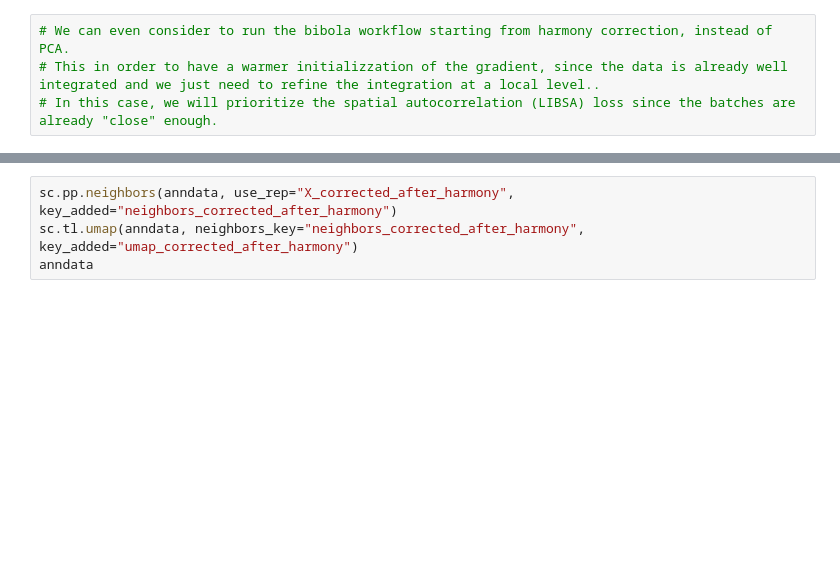
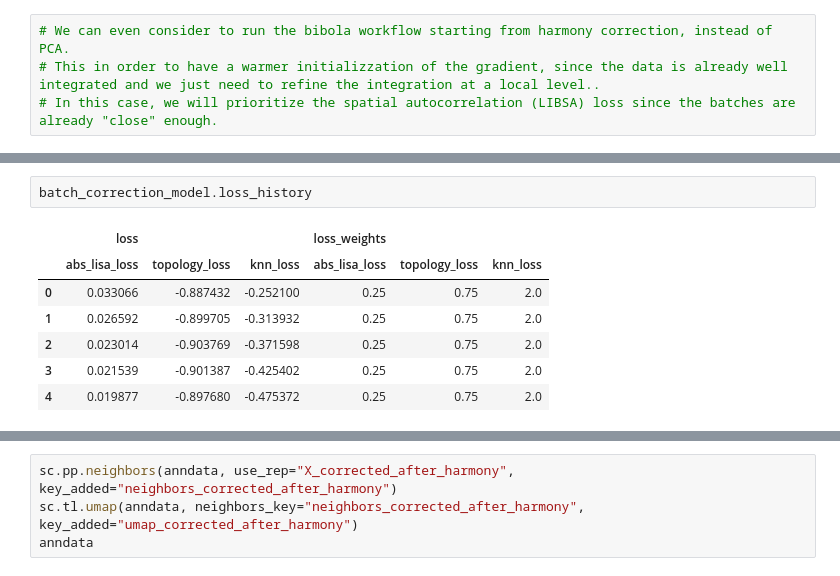
Before and after one commit to saldanB/bibola, a Jupyter notebook: pancreas_benchmark.ipynb, the cells around one changed output, grey strips where cells are left out. Saved outputs shown, nothing was run; the diff lists cells and outputs as text; blank space fills up the shorter version.

```diff
--- a/pancreas_benchmark.ipynb
+++ b/pancreas_benchmark.ipynb
@@ -340 +214,11 @@ MultiBatchesMLP(
+# %%
+batch_correction_model.loss_history
+# %% [output]
+|  | loss |  |  | loss_weights |  |  |
+|  | abs_lisa_loss | topology_loss | knn_loss | abs_lisa_loss | topology_loss | knn_loss |
+| 0 | 0.033066 | -0.887432 | -0.252100 | 0.25 | 0.75 | 2.0 |
+| 1 | 0.026592 | -0.899705 | -0.313932 | 0.25 | 0.75 | 2.0 |
+| 2 | 0.023014 | -0.903769 | -0.371598 | 0.25 | 0.75 | 2.0 |
+| 3 | 0.021539 | -0.901387 | -0.425402 | 0.25 | 0.75 | 2.0 |
+| 4 | 0.019877 | -0.897680 | -0.475372 | 0.25 | 0.75 | 2.0 |
 # %%
```
Also changed, not shown: parts of 12 cells of this notebook, 1 other file.
